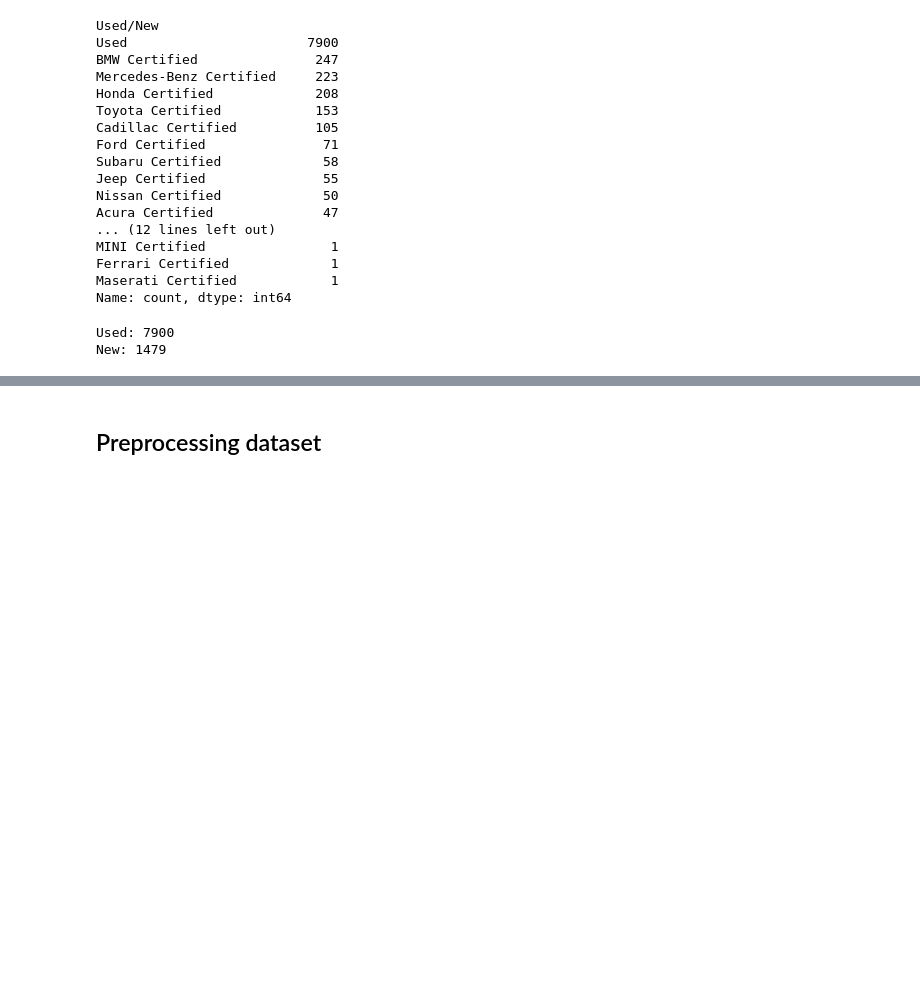
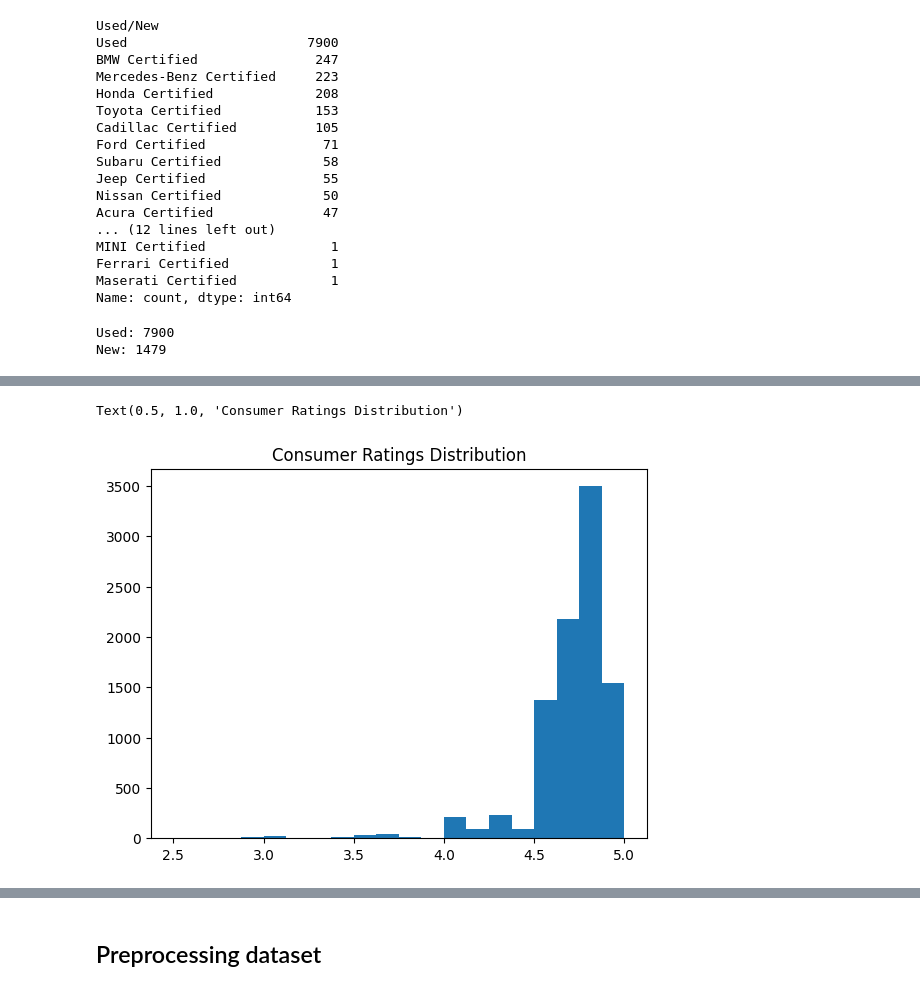
Before and after one commit to Nickeniklas/car_recommender, a Jupyter notebook: cars_eda.ipynb, the cells around one changed output, grey strips where cells are left out. Saved outputs shown, nothing was run; the diff lists cells and outputs as text; code cells hidden in the pictures; blank space fills up the shorter version.

```diff
--- a/cars_eda.ipynb
+++ b/cars_eda.ipynb
@@ -98,0 +105,7 @@ New: 1479
+# %%
+# heat map of consumer ratings
+plt.hist(df_raw['ConsumerRating'], bins=20)
+plt.title('Consumer Ratings Distribution')
+# %% [output]
+Text(0.5, 1.0, 'Consumer Ratings Distribution')
+[figure, added]
```
Also changed, not shown: parts of 4 cells of this notebook.
